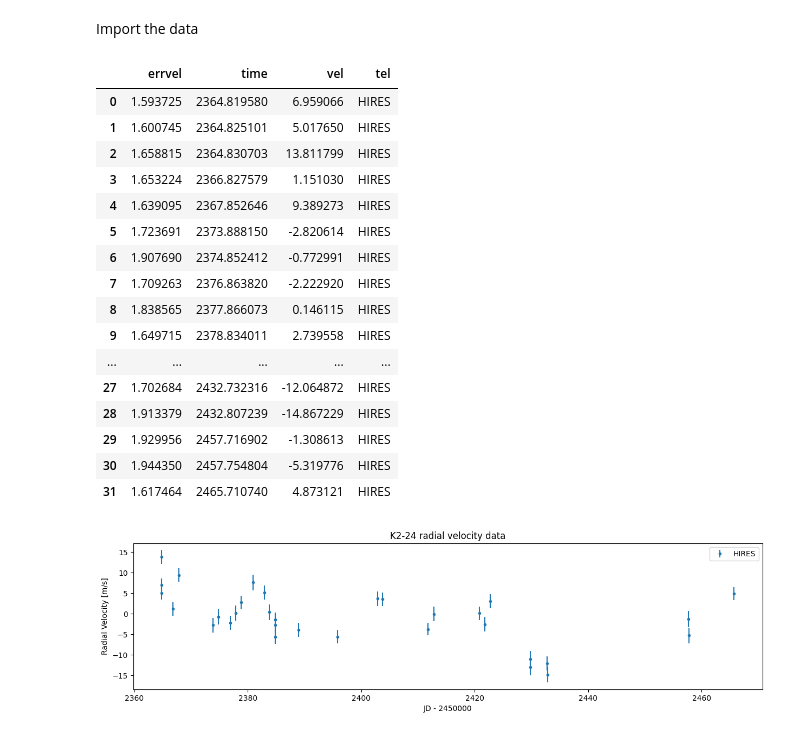
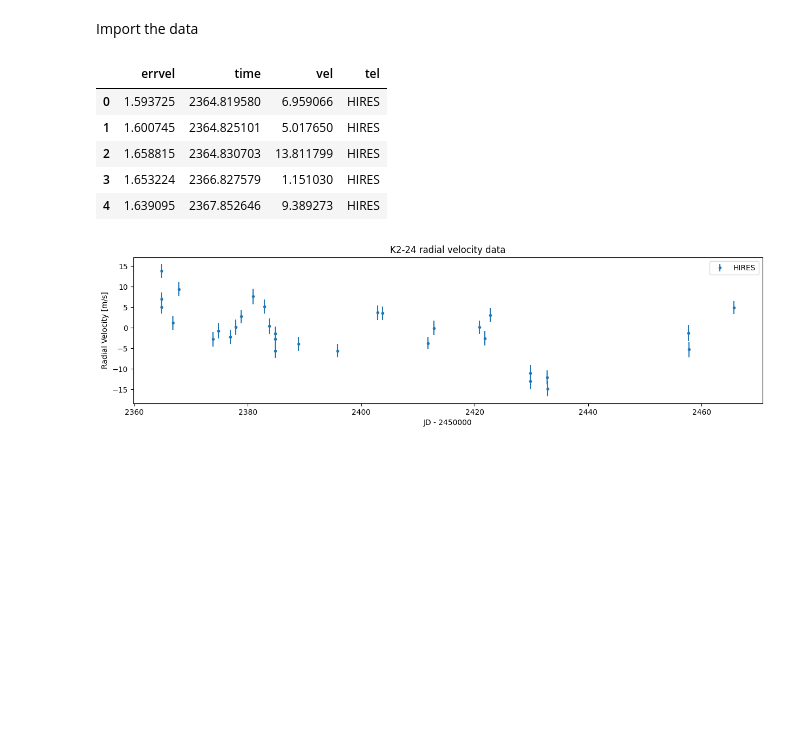
Before and after one commit to ross-dobson/ravest, a Jupyter notebook: docs/Examples/K2-24.ipynb, the cells around one changed output. Cells and saved outputs as stored; diff of their text form; code cells hidden in the pictures; blank space fills up the shorter version.

```diff
--- a/docs/Examples/K2-24.ipynb
+++ b/docs/Examples/K2-24.ipynb
@@ -24,25 +23,14 @@ Import the data
 # %%
 fpath = Path.cwd() / "example_data" / "K2-24.csv"
 data = pd.read_csv(fpath)
-data
+data.head()
 # %% [output]
 |  | errvel | time | vel | tel |
 | 0 | 1.593725 | 2364.819580 | 6.959066 | HIRES |
 | 1 | 1.600745 | 2364.825101 | 5.017650 | HIRES |
 | 2 | 1.658815 | 2364.830703 | 13.811799 | HIRES |
 | 3 | 1.653224 | 2366.827579 | 1.151030 | HIRES |
 | 4 | 1.639095 | 2367.852646 | 9.389273 | HIRES |
-| 5 | 1.723691 | 2373.888150 | -2.820614 | HIRES |
-| 6 | 1.907690 | 2374.852412 | -0.772991 | HIRES |
-| 7 | 1.709263 | 2376.863820 | -2.222920 | HIRES |
-| 8 | 1.838565 | 2377.866073 | 0.146115 | HIRES |
-| 9 | 1.649715 | 2378.834011 | 2.739558 | HIRES |
-| ... | ... | ... | ... | ... |
-| 27 | 1.702684 | 2432.732316 | -12.064872 | HIRES |
-| 28 | 1.913379 | 2432.807239 | -14.867229 | HIRES |
-| 29 | 1.929956 | 2457.716902 | -1.308613 | HIRES |
-| 30 | 1.944350 | 2457.754804 | -5.319776 | HIRES |
-| 31 | 1.617464 | 2465.710740 | 4.873121 | HIRES |
 # %%
 plt.figure(figsize=(15,3.5))
 plt.title("K2-24 radial velocity data")
```
Also changed, not shown: parts of 22 cells of this notebook, 2 other files.
